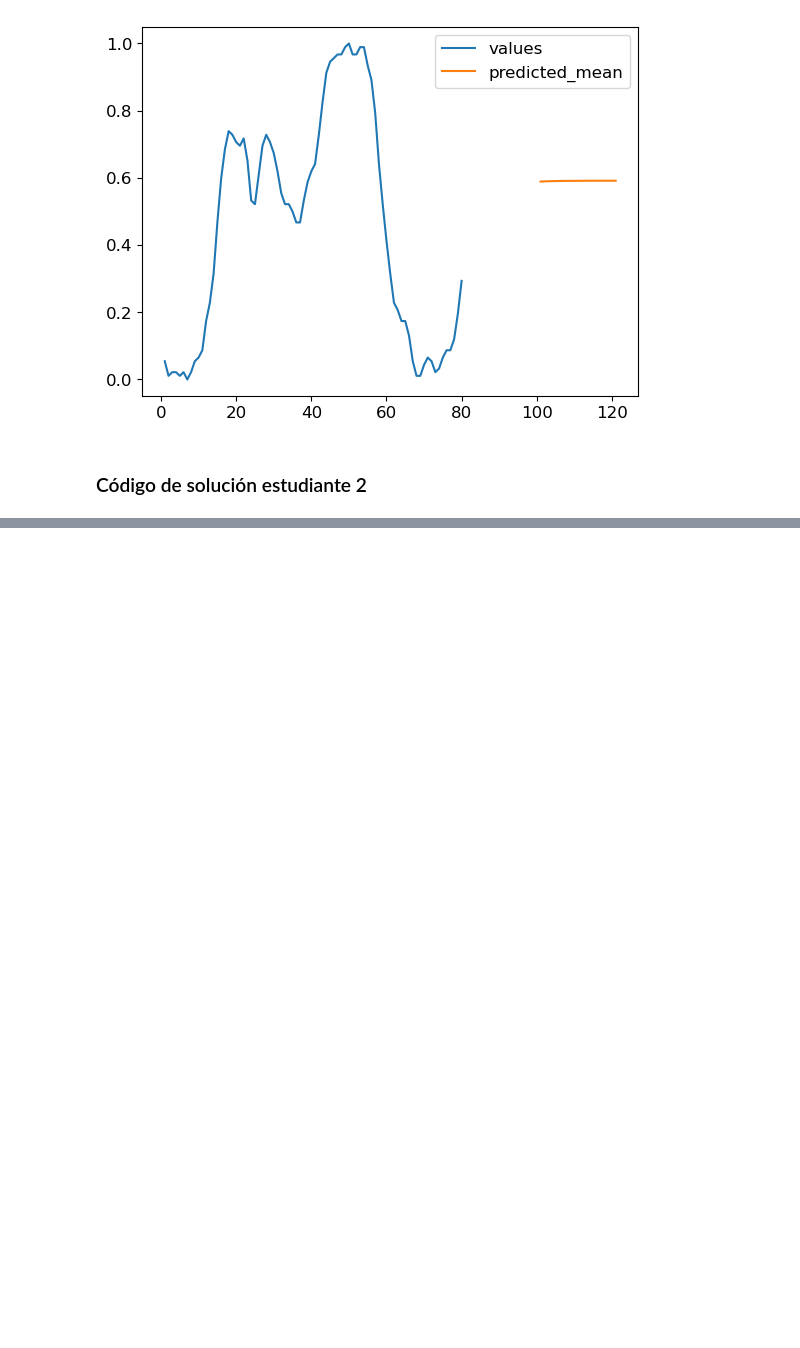
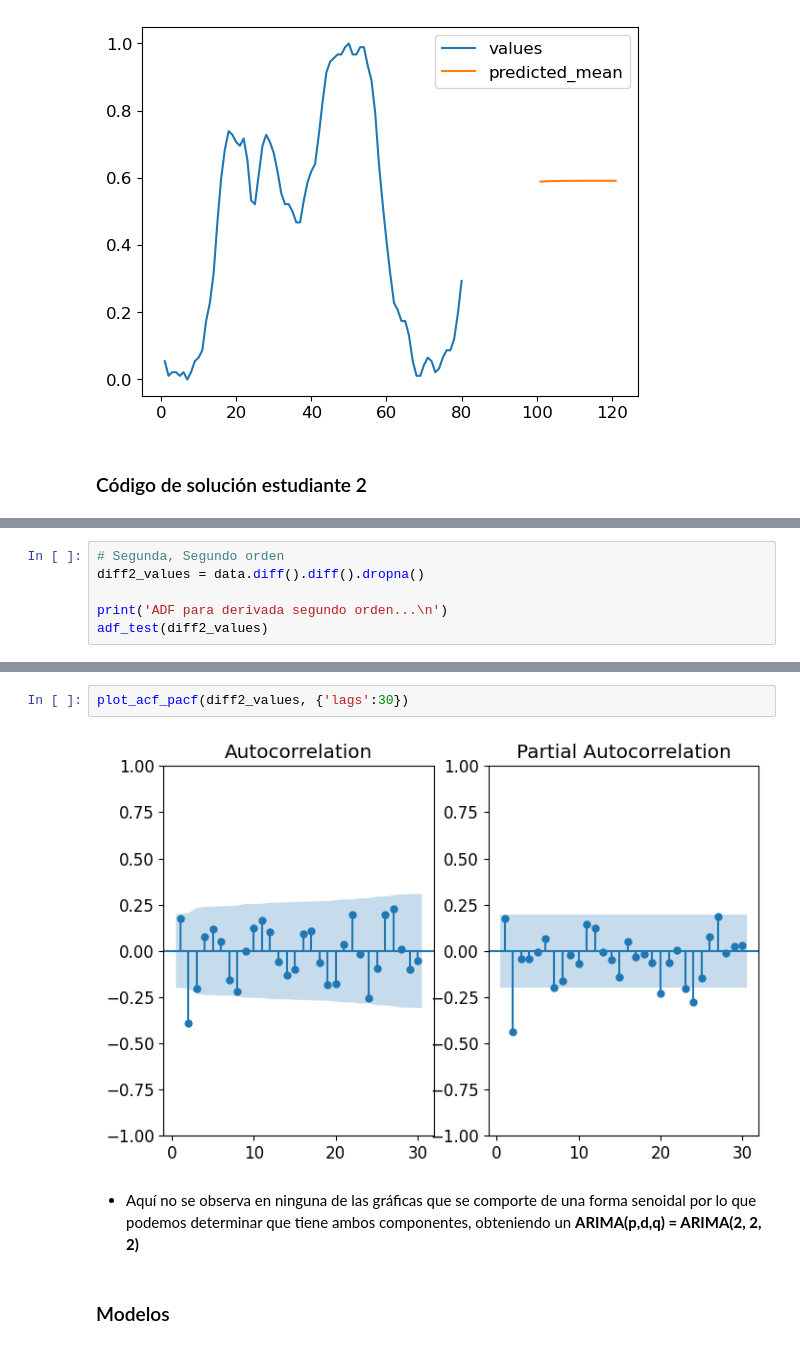
Before and after one commit to JavierFigueroa21/Tarea_2_RAJuarez_JAFigueroa, a Jupyter notebook: Tarea2.ipynb, the cells around one changed output, grey strips where cells are left out. Saved outputs shown, nothing was run; the diff lists cells and outputs as text; blank space fills up the shorter version.

```diff
--- a/Tarea2.ipynb
+++ b/Tarea2.ipynb
@@ -423,0 +566,6 @@ y_h.plot(ax=ax)
+# %%
+# Segunda, Segundo orden
+diff2_values = data.diff().diff().dropna()
+
+print('ADF para derivada segundo orden...\n')
+adf_test(diff2_values)
@@ -423,0 +585,8 @@ y_h.plot(ax=ax)
+# %%
+plot_acf_pacf(diff2_values, {'lags':30})
+# %% [output]
+[figure, added]
+# %% [markdown]
+- Aquí no se observa en ninguna de las gráficas que se comporte de una forma senoidal por lo que podemos determinar que tiene ambos componentes, obteniendo un **ARIMA(p,d,q) = ARIMA(2, 2, 2)**
+# %% [markdown]
+### Modelos
```
Also changed, not shown: parts of 25 cells of this notebook, 1 other file.
